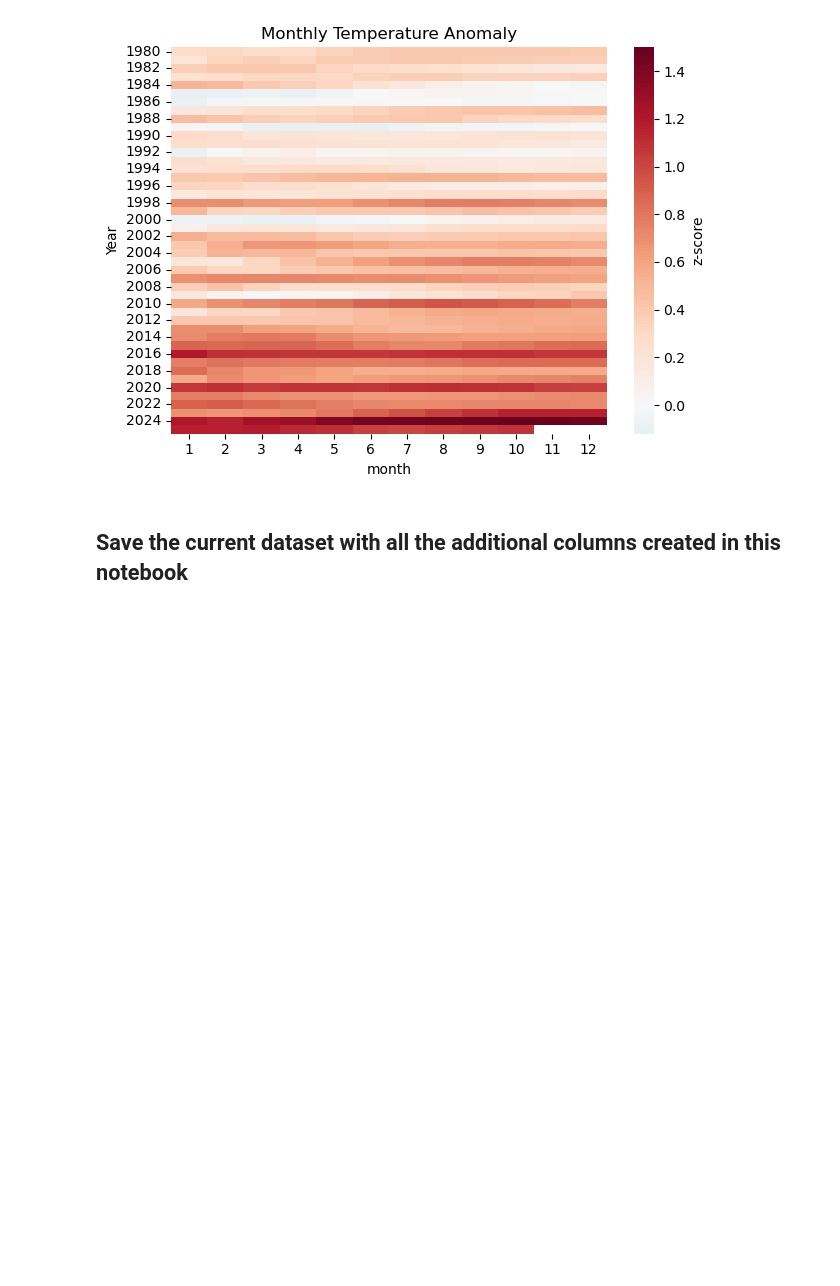
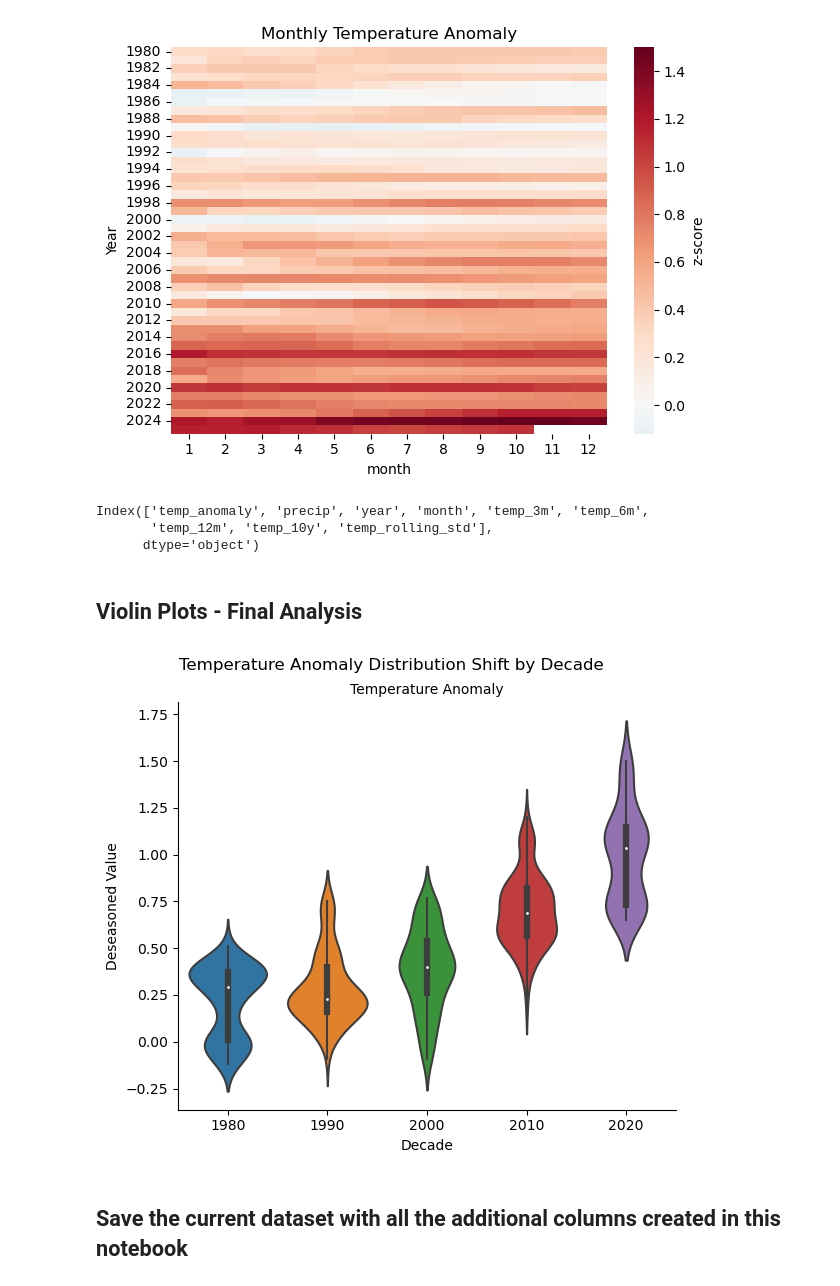
Before and after one commit to NazgulT/caribbean-climate-forecasting, a Jupyter notebook: notebooks/03-EDA-temperature-anomaly.ipynb, the cells around one changed output. Drawn from its saved outputs; the diff is of its cells as text; code cells hidden in the pictures; blank space fills up the shorter version.

```diff
--- a/notebooks/03-EDA-temperature-anomaly.ipynb
+++ b/notebooks/03-EDA-temperature-anomaly.ipynb
@@ -374,6 +376,29 @@ plt.tight_layout()
 plt.show()
 # %% [output]
 [figure]
+# %%
+df.columns
+# %% [output]
+Index(['temp_anomaly', 'precip', 'year', 'month', 'temp_3m', 'temp_6m',
+       'temp_12m', 'temp_10y', 'temp_rolling_std'],
+      dtype='object')
+# %% [markdown]
+## Violin Plots - Final Analysis
+# %%
+df['decade'] = (df['year'] // 10) * 10
+
+g = sns.catplot(
+    data=df.melt(id_vars='decade', value_vars=['temp_anomaly'],
+                 var_name='Variable', value_name='Value'),
+    x='decade', y='Value', col='Variable', kind='violin',
+    height=5, aspect=1.2, sharey=False
+)
+g.set_titles("Temperature Anomaly")
+g.set_axis_labels("Decade", "Deseasoned Value")
+plt.suptitle('Temperature Anomaly Distribution Shift by Decade', y=1.02)
+plt.show()
+# %% [output]
+[figure, added]
 # %% [markdown]
 ## Save the current dataset with all the additional columns created in this notebook
 # %%
```
Also changed, not shown: parts of 3 cells of this notebook, 6 other files.
